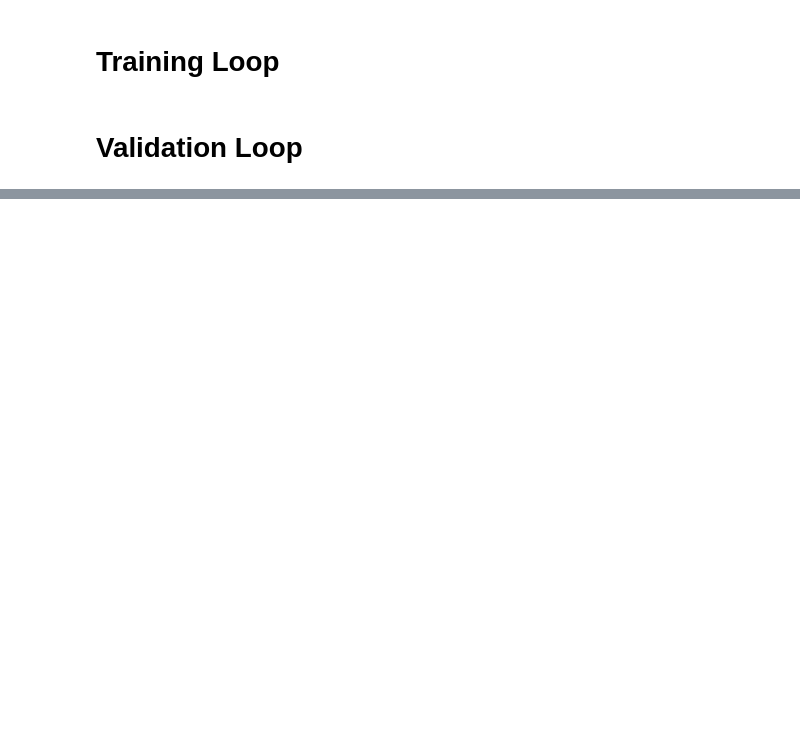
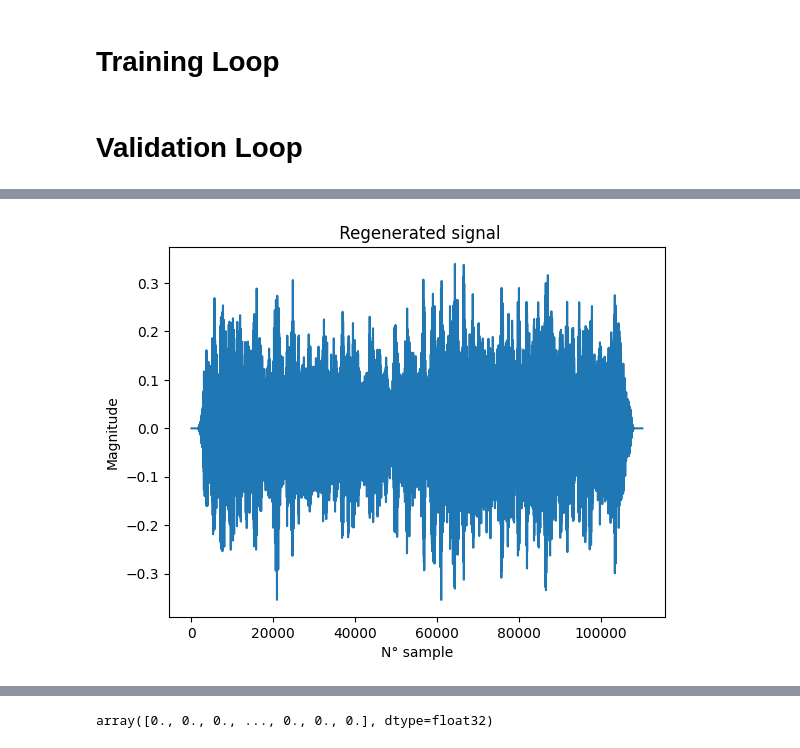
Before and after one commit to MarcoGuzzoC/Audio_Choir_Generator, a Jupyter notebook: GREGO.ipynb, the cells around one changed output, grey strips where cells are left out. Cells and saved outputs as stored; diff of their text form; code cells hidden in the pictures; blank space fills up the shorter version.

```diff
--- a/GREGO.ipynb
+++ b/GREGO.ipynb
@@ -284,0 +327,19 @@ traced_model.save("out/best_model_script.pt")
+# %%
+def show_data(data,name,type):
+    plt.figure()
+    plt.title(f' {name}')
+    plt.plot(data)
+    if type == "time":
+        plt.xlabel("N° sample")
+        plt.ylabel("Magnitude")
+    elif type == "mfcc":
+        plt.xlabel("N° MFCC")
+        plt.ylabel("Feature range")
+    plt.show()
+# %%
+S_solo_wav_1 = lib.feature.inverse.mel_to_audio(spec,sr=22050) * 50
+
+show_data(S_solo_wav_1,"Regenerated signal","time")
+ipd.Audio(S_solo_wav_1, rate=22050)
+# %% [output]
+[figure, added]
@@ -284,0 +347,4 @@ traced_model.save("out/best_model_script.pt")
+# %%
+S_solo_wav_1
+# %% [output]
+array([0., 0., 0., ..., 0., 0., 0.], dtype=float32)
```
Also changed, not shown: parts of 12 cells of this notebook, 3 other files.
